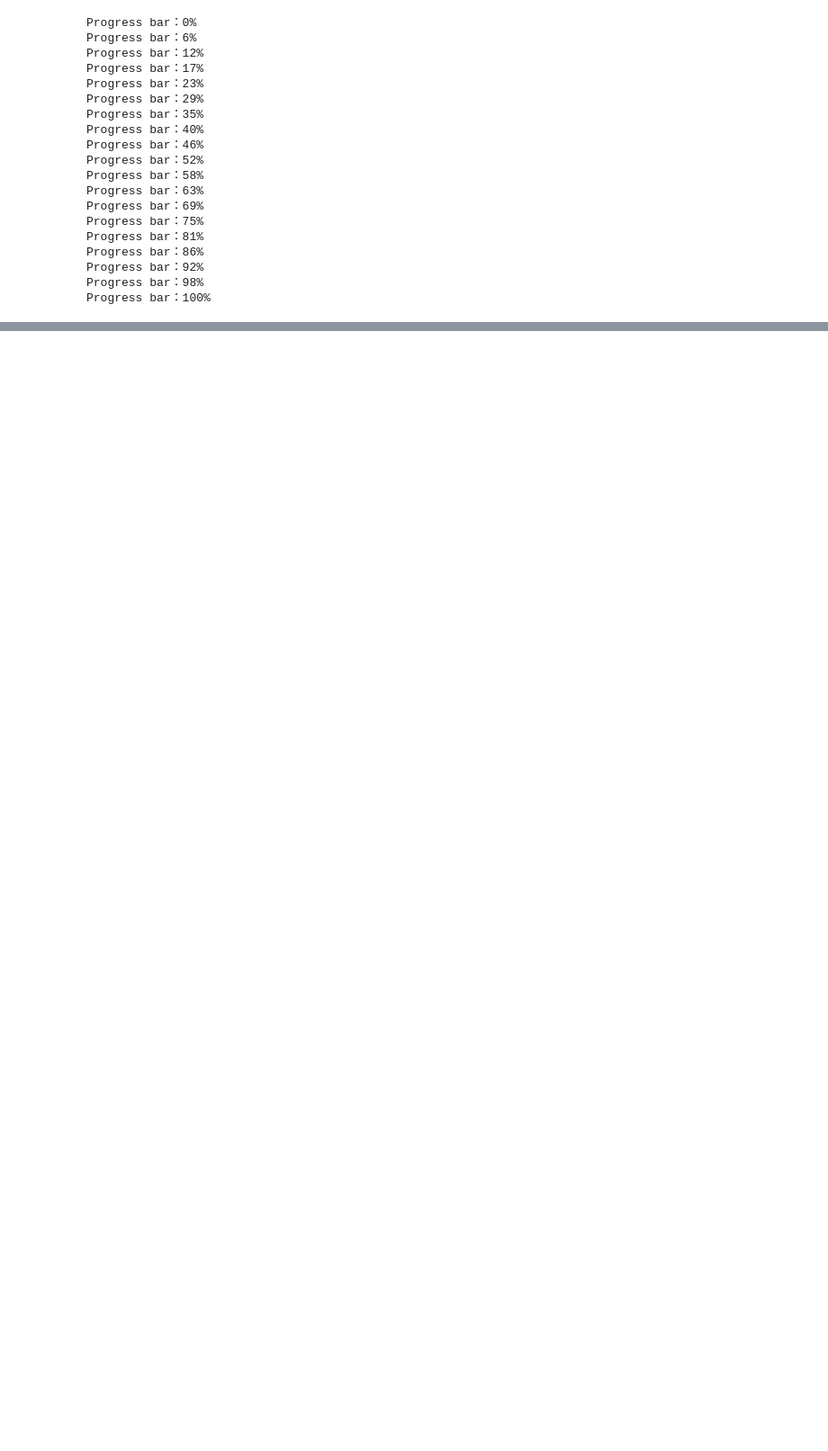
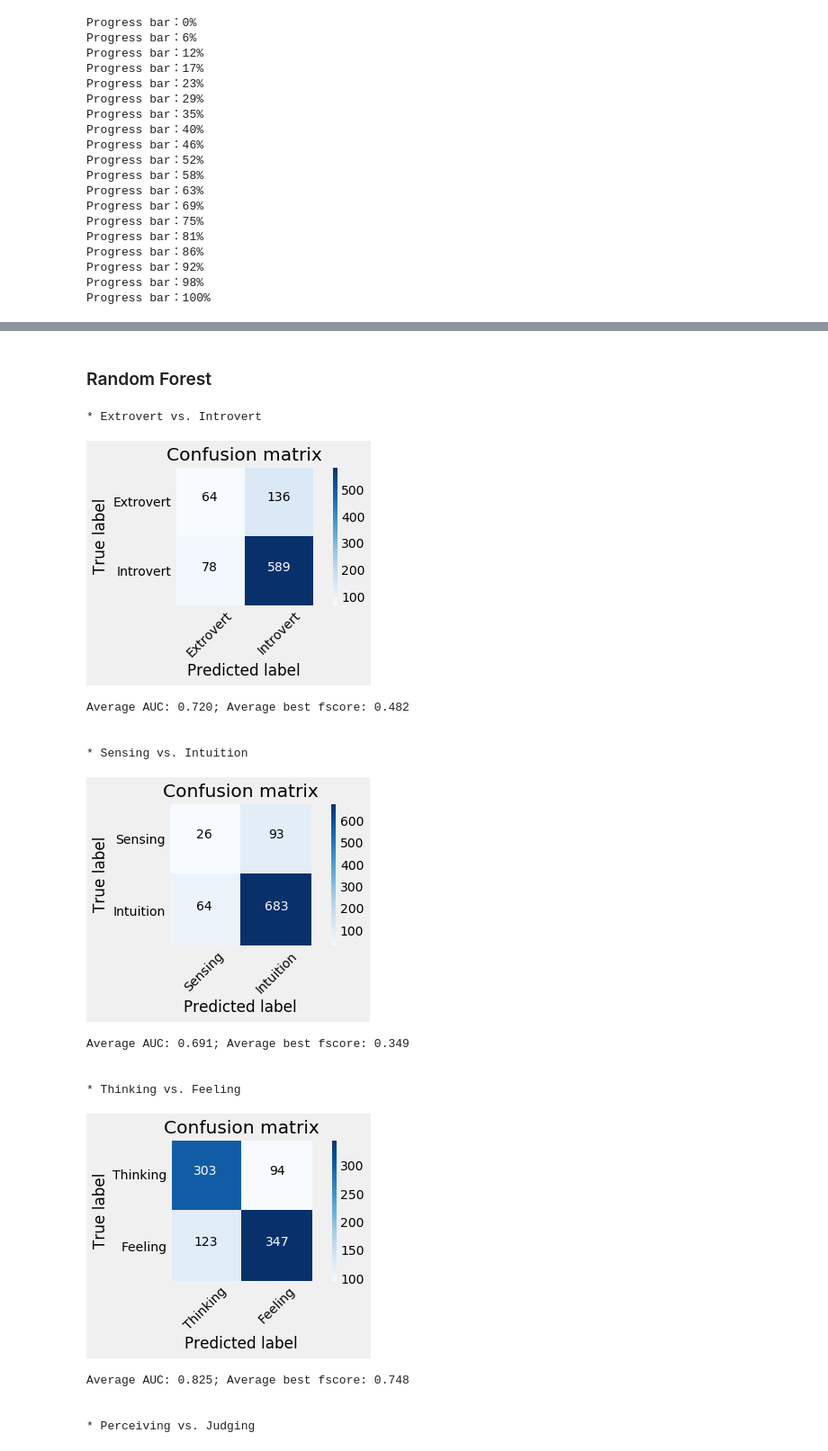
Before and after one commit to donyafoz/MBTI-ML, a Jupyter notebook: Final_Notebook.ipynb, the cells around one changed output, grey strips where cells are left out. Shown at 90% size. Drawn from its saved outputs; the diff is of its cells as text; code cells hidden in the pictures; blank space fills up the shorter version.

```diff
--- a/Final_Notebook.ipynb
+++ b/Final_Notebook.ipynb
@@ -368,0 +584,23 @@ mbti['Sentiment'] = sentiment_scaled
+# %% [markdown]
+### Random Forest
+# %%
+RF = RandomForestClassifier(random_state=0, n_estimators=300, max_depth=7,class_weight='balanced')
+# %%
+rf_tf_model = model(RF, X_tf, target, nsplits=4)
+# %% [output]
+* Extrovert vs. Introvert
+[figure, added]
+Average AUC: 0.720; Average best fscore: 0.482
+
+
+* Sensing vs. Intuition
+[figure, added]
+Average AUC: 0.691; Average best fscore: 0.349
+
+
+* Thinking vs. Feeling
+[figure, added]
+Average AUC: 0.825; Average best fscore: 0.748
+
+
+* Perceiving vs. Judging
```
Also changed, not shown: parts of 130 cells of this notebook.
